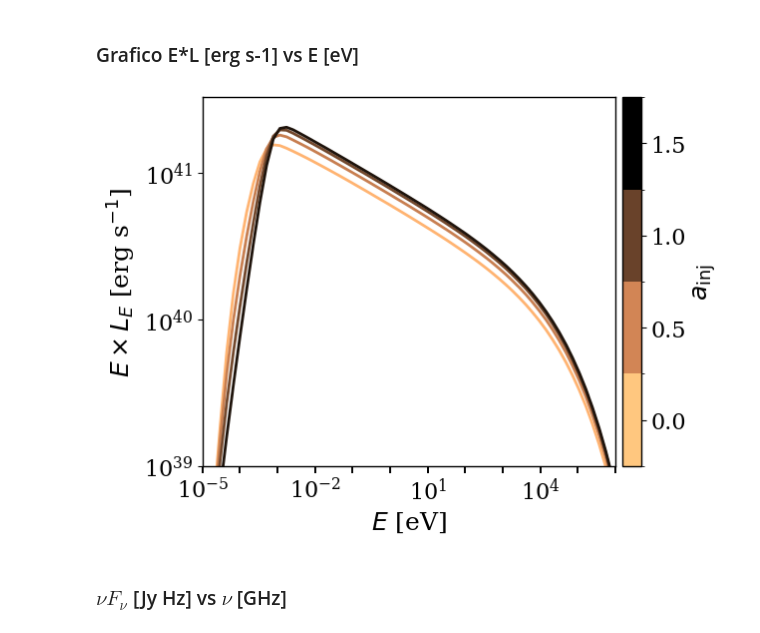
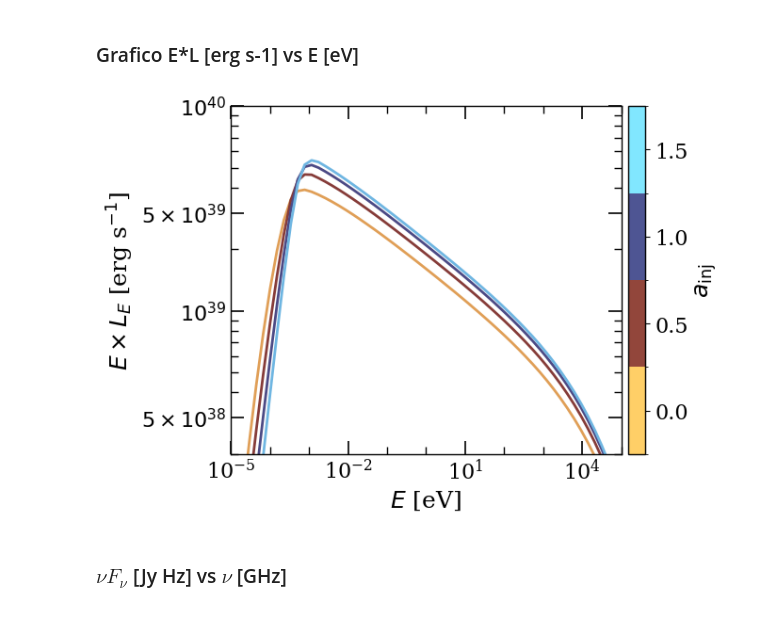
Before and after one commit to santimda/ExtendedJet, a Jupyter notebook: Code/explore_parameters.ipynb, the cells around one changed output. Saved outputs shown, nothing was run; the diff lists cells and outputs as text; code cells hidden in the pictures.

```diff
--- a/Code/explore_parameters.ipynb
+++ b/Code/explore_parameters.ipynb
@@ -392,14 +472,14 @@ fig.savefig('SEDs_Ljs.pdf')
 # %% [markdown]
 # Explore z0 variations
 # %%
-# Make a list with the values of z0
-z0s = [5,50, 100, 250, 350]
+# # Make a list with the values of z0
+# z0s = [5,50, 100, 250, 350]
 
-# Calculate the SED for each z0 (fixing default parameters)
-SEDs_z0 = []
-for z0 in z0s:
-    print(f'{z0=}')
-    #SED = model_sed(E, z, sigma0, Lj, z0, a_inj)
-    SED = model_syn(E, z, sigma0_def, Lj_def, z0*R_g, a_inj_def)
-    time.sleep(2)
-    SEDs_z0.append(SED)
+# # Calculate the SED for each z0 (fixing default parameters)
+# SEDs_z0 = []
+# for z0 in z0s:
+#     print(f'{z0=}')
+#     #SED = model_sed(E, z, sigma0, Lj, z0, a_inj)
+#     SED = model_syn(E, z, sigma0_def, Lj_def, z0*R_g, a_inj_def)
+#     time.sleep(2)
+#     SEDs_z0.append(SED)
@@ -571,10 +641,10 @@ fig, ax = plt.subplots(1)
 # Defino una paleta discreta
 n = len(a_injs)
 color_vector = np.linspace(0.1, 0.9, n)
-colors = plt.cm.copper_r(color_vector) # define a palette avoiding extreme colors
+colors = plt.cm.managua(color_vector) # define a palette avoiding extreme colors
 # Genero una colorbar discreta para n puntos
 c = np.arange(1, n+1)
-cmap = plt.cm.get_cmap('copper_r', n)
+cmap = plt.cm.get_cmap('managua', n)
 norm = matplotlib.colors.BoundaryNorm(np.arange(n+1)+0.5,n)
 sm = plt.cm.ScalarMappable(norm=norm, cmap=cmap)
 
@@ -584,48 +654,72 @@ plt.setp(ax, xlabel=r"$E$ [eV]")
 plt.setp(ax, ylabel=r"$E \times L_E$ [erg s$^{-1}$]")
 
 # Set plot scales
-xmin, xmax = 1e-5,1e6#E_min/eV, E_max/eV
-ymin, ymax = 1e39, 3.3e41
+xmin, xmax = 1e-5, 1e5#E_min/eV, E_max/eV
+ymin, ymax = 2e38, 1e40
 plt.xlim(xmin, xmax)
 
 plt.ylim(ymin, ymax)
 
 # Grafico las funciones individuales y su suma usando una paleta discreta
 for i in range(n):
     plt.plot(E/eV, E*SEDs_a[i]*a, ls='-', color=colors[i], linewidth=2, label='', zorder=1)
 
 plt.legend(loc='best')
 ax.loglog()
 
 cbar = fig.colorbar(sm, ax=ax, ticks=c, label=r"$a_\mathrm{inj}$", pad=0.015)
 cbar.ax.set_yticklabels(a_inj_labels)  # vertically oriented colorbar
 
 # Set xticks
 num = int(np.log10(xmax/xmin))
 x_major = matplotlib.ticker.LogLocator(base = 10.0, numticks = num//2)
 ax.xaxis.set_major_locator(x_major)
 x_minor = matplotlib.ticker.LogLocator(base = 10.0, numticks = (num//2) * 3)
 ax.xaxis.set_minor_locator(x_minor)
 ax.xaxis.set_minor_formatter(matplotlib.ticker.NullFormatter())
 
 # Set yticks
-numy = int(np.log10(ymax/ymin))
-y_major = matplotlib.ticker.LogLocator(base = 10.0, numticks = numy//2+1)
-ax.yaxis.set_major_locator(y_major)
-y_minor = matplotlib.ticker.LogLocator(base = 10.0, numticks = numy+2)
-ax.yaxis.set_minor_locator(y_minor)
-ax.yaxis.set_minor_formatter(matplotlib.ticker.NullFormatter())
+ax.set_yticks([ 3e38,1e39, 3e39,1e40])
+ax.set_yticklabels([
+    r'$5\times10^{38}$',
+    r'$10^{39}$',
+    r'$5\times10^{39}$',
+    r'$10^{40}$'
+])
+
+# # Set yticks
+# numy = int(np.log10(ymax/ymin))
+# y_major = matplotlib.ticker.LogLocator(base = 10.0, numticks = numy//2+1)
+# ax.yaxis.set_major_locator(y_major)
+# y_minor = matplotlib.ticker.LogLocator(base = 10.0, numticks = numy+2)
+# ax.yaxis.set_minor_locator(y_minor)
+# ax.yaxis.set_minor_formatter(matplotlib.ticker.NullFormatter())
+
+# Ticks más largos, hacia adentro y espejados
+ax.tick_params(axis='both', which='major',
+               direction='in',
+               length=10,      # longitud de ticks mayores
+               width=1.2,
+               top=True, right=True)
+
+ax.tick_params(axis='both', which='minor',
+               direction='in',
+               length=6,      # longitud de ticks menores
+               width=1.0,
+               top=True, right=True)
+
+
 
 plt.legend('',frameon=False)
 plt.show()
 
 #fig.tight_layout(pad=0)
 #fig.savefig('SEDs_etas.pdf', bbox_inches='tight', pad_inches = 0.01)
 #AJUSTO A MANO EL RECORTE
 fig.subplots_adjust(bottom=0.16, top=0.97, left=0.14, right=0.97)
-fig.savefig('SEDs_a_injs.pdf')
+fig.savefig('SEDs_a_injs.pdf', bbox_inches='tight')
 # %% [output]
-[figure, old version]
+[figure, new version]
 # %% [markdown]
 ### $\nu F_\nu$ [Jy Hz] vs $\nu$ [GHz]
 # %%
```
Also changed, not shown: parts of 10 cells of this notebook, 17 other files.
